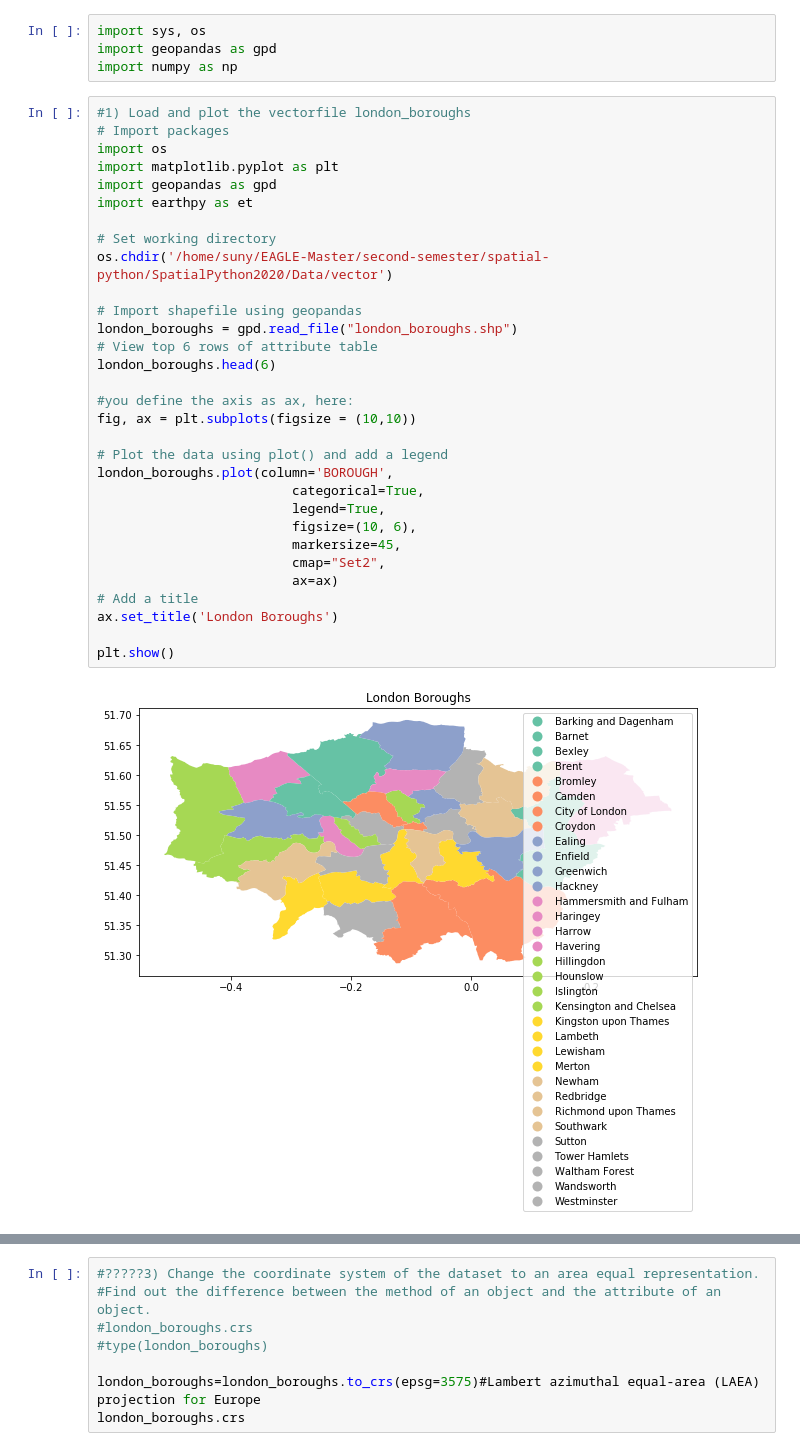
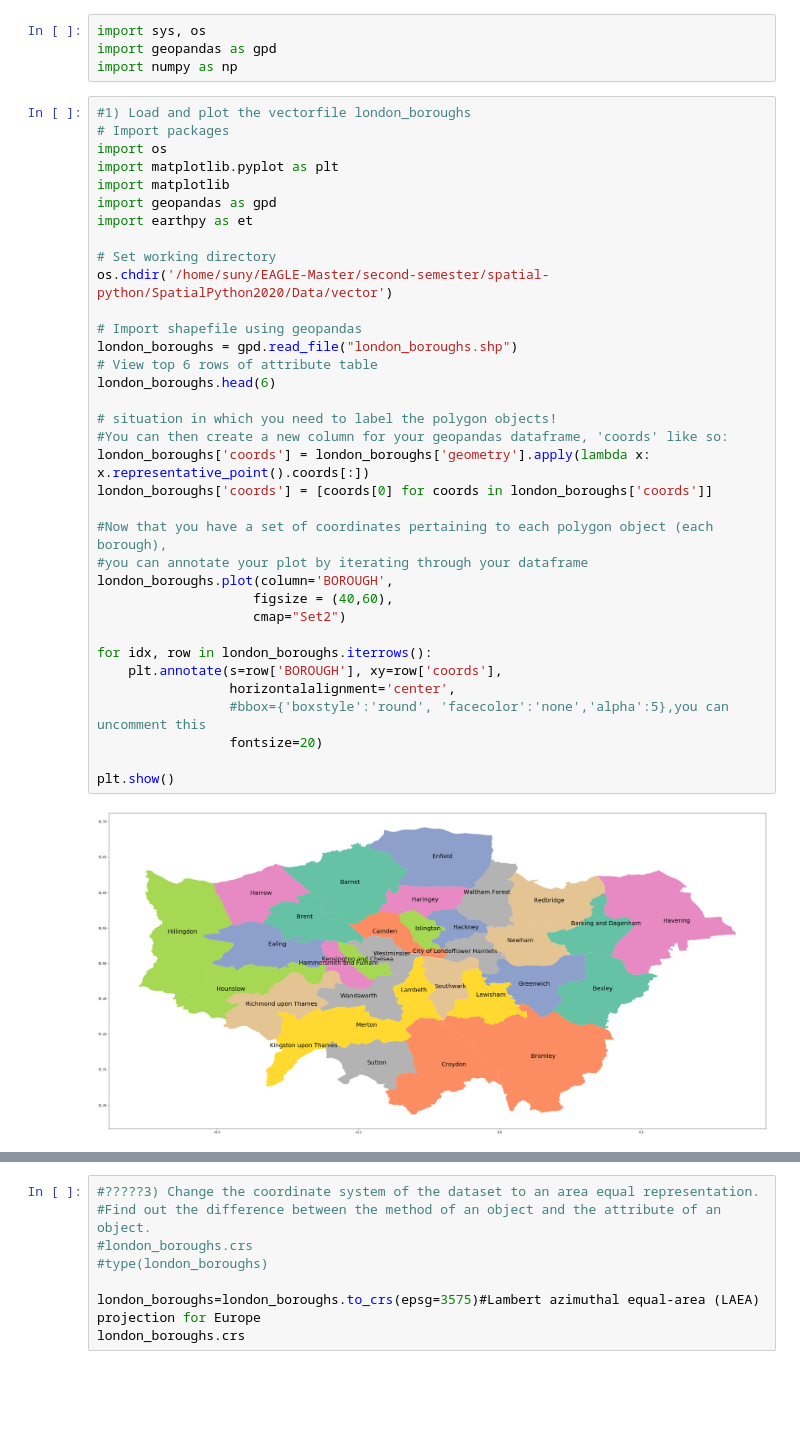
Before and after one commit to narges-mohammadi/Spatial-Python-2020-Homework, a Jupyter notebook: Solution_03_Vector.ipynb, the cells around one changed output, grey strips where cells are left out. Saved outputs shown, nothing was run; the diff lists cells and outputs as text; blank space fills up the shorter version.

Commit message:
annotate the lables on polygons

```diff
--- a/Solution_03_Vector.ipynb
+++ b/Solution_03_Vector.ipynb
@@ -5,36 +5,40 @@ import numpy as np
 # %%
 #1) Load and plot the vectorfile london_boroughs
 # Import packages
 import os
 import matplotlib.pyplot as plt
+import matplotlib
 import geopandas as gpd
 import earthpy as et
 
 # Set working directory
 os.chdir('/home/suny/EAGLE-Master/second-semester/spatial-python/SpatialPython2020/Data/vector')
 
 # Import shapefile using geopandas
 london_boroughs = gpd.read_file("london_boroughs.shp")
 # View top 6 rows of attribute table
 london_boroughs.head(6)
 
-#you define the axis as ax, here:
-fig, ax = plt.subplots(figsize = (10,10))
+# situation in which you need to label the polygon objects!
+#You can then create a new column for your geopandas dataframe, 'coords' like so:
+london_boroughs['coords'] = london_boroughs['geometry'].apply(lambda x: x.representative_point().coords[:])
+london_boroughs['coords'] = [coords[0] for coords in london_boroughs['coords']]
 
-# Plot the data using plot() and add a legend
+#Now that you have a set of coordinates pertaining to each polygon object (each borough),
+#you can annotate your plot by iterating through your dataframe
 london_boroughs.plot(column='BOROUGH',
-                         categorical=True,
-                         legend=True,
-                         figsize=(10, 6),
-                         markersize=45,
-                         cmap="Set2",
-                         ax=ax)
-# Add a title
-ax.set_title('London Boroughs')
+                    figsize = (40,60),
+                    cmap="Set2")
+
+for idx, row in london_boroughs.iterrows():
+    plt.annotate(s=row['BOROUGH'], xy=row['coords'],
+                 horizontalalignment='center',
+                 #bbox={'boxstyle':'round', 'facecolor':'none','alpha':5},you can uncomment this
+                 fontsize=20)
 
 plt.show()
 # %% [output]
-[figure, old version]
+[figure, new version]
 # %%
 #2) How many boroughs are contained in the dataset?
 london_boroughs.tail()
```
Also changed, not shown: parts of 2 cells of this notebook.
